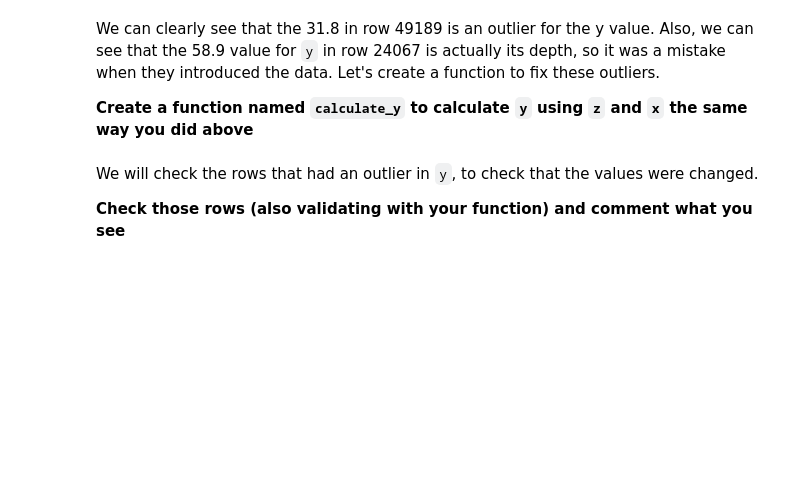
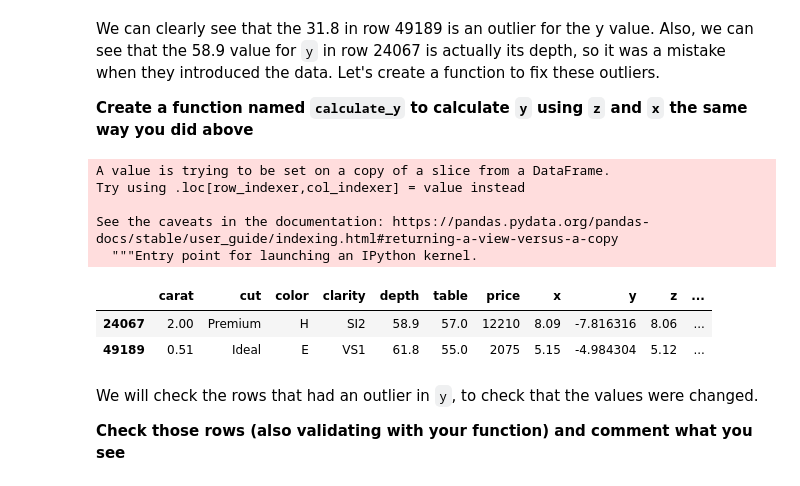
Before and after one commit to roosbot/Bootcamp-Assignments, a Jupyter notebook: module-2/M2-mini-project1/1.-Data Cleaning.ipynb, the cells around one changed output. Saved outputs shown, nothing was run; the diff lists cells and outputs as text; code cells hidden in the pictures; blank space fills up the shorter version.

```diff
--- a/module-2/M2-mini-project1/1.-Data Cleaning.ipynb
+++ b/module-2/M2-mini-project1/1.-Data Cleaning.ipynb
@@ -522,3 +581,19 @@ We can clearly see that the 31.8 in row 49189 is an outlier for the y value. Als
+# %%
+diamonds["y"] = diamonds.apply(lambda row: calculate_y(row), axis=1)
+# %% [output]
+A value is trying to be set on a copy of a slice from a DataFrame.
+Try using .loc[row_indexer,col_indexer] = value instead
+
+See the caveats in the documentation: https://pandas.pydata.org/pandas-docs/stable/user_guide/indexing.html#returning-a-view-versus-a-copy
+  """Entry point for launching an IPython kernel.
+# %%
+## Check if outlier y is gone
+diamonds[diamonds.y < 0]
+# diamonds
+# %% [output]
+|  | carat | cut | color | clarity | depth | table | price | x | y | z | ... |
+| 24067 | 2.00 | Premium | H | SI2 | 58.9 | 57.0 | 12210 | 8.09 | -7.816316 | 8.06 | ... |
+| 49189 | 0.51 | Ideal | E | VS1 | 61.8 | 55.0 | 2075 | 5.15 | -4.984304 | 5.12 | ... |
 # %% [markdown]
 We will check the rows that had an outlier in `y`, to check that the values were changed.
 
```
Also changed, not shown: parts of 16 cells of this notebook, 11 other files.
